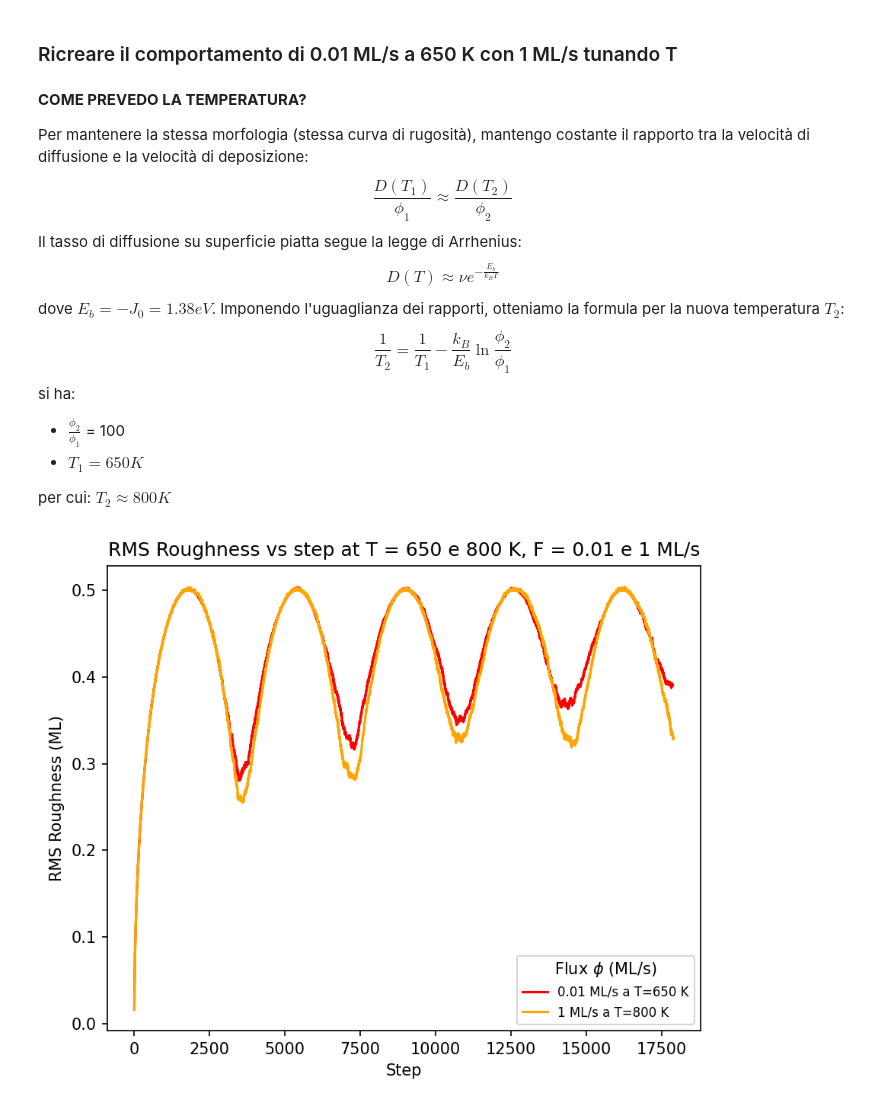
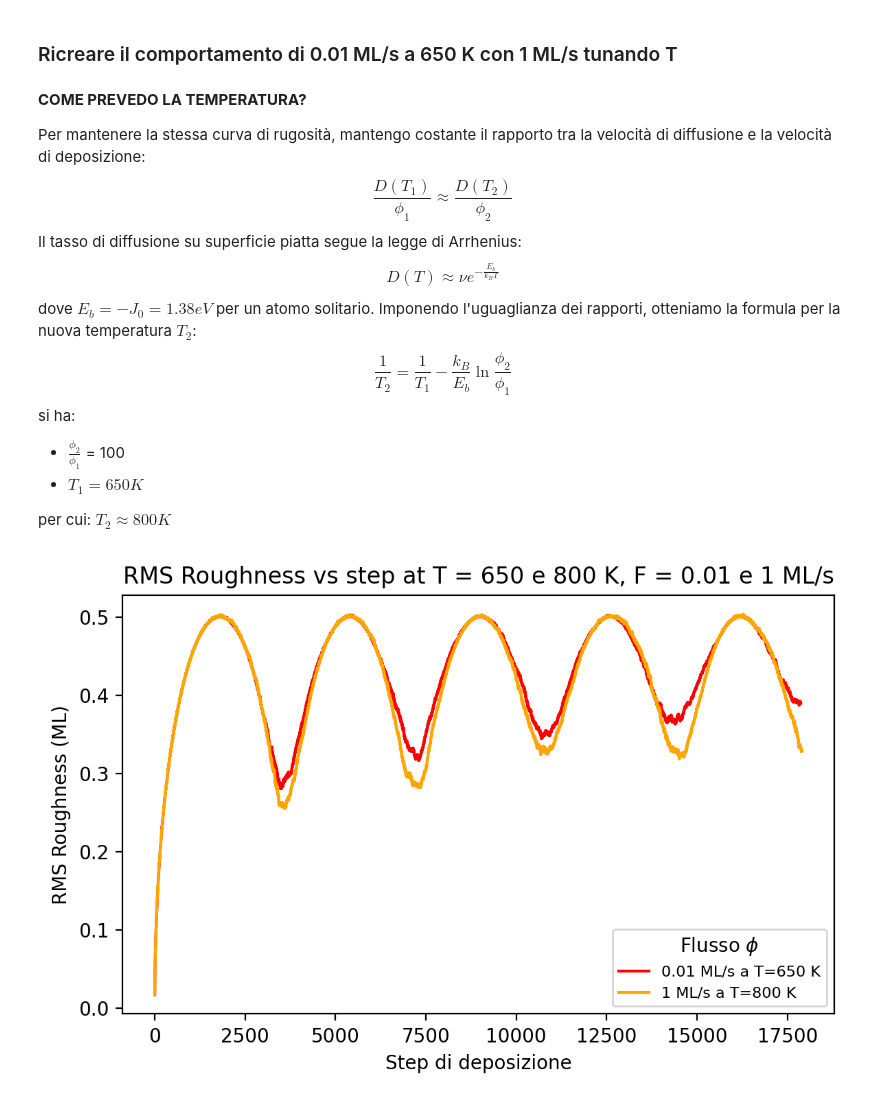
Before and after one commit to zosojack/lab-cms, a Jupyter notebook: zosojack/notebooks/Esercizio2A-KMC/Esercizio2_2.ipynb, the cells around one changed output. Drawn from its saved outputs; the diff is of its cells as text; code cells hidden in the pictures.

```diff
--- a/zosojack/notebooks/Esercizio2A-KMC/Esercizio2_2.ipynb
+++ b/zosojack/notebooks/Esercizio2A-KMC/Esercizio2_2.ipynb
@@ -73,14 +73,14 @@ Observe the different growth modes and compare the behavior of 𝜎(𝜃) . In t
 # %%
 import matplotlib.pyplot as plt
 
-plt.figure(figsize=(6,5), dpi=150)
+plt.figure(figsize=(6,4), dpi=200)
 for f in flux:
     # proviamo vs step invece che vs time
-    plt.plot(range(len(result_dict[f].dt_list)), result_dict[f].rms_roughness_list, label=f"{f}")
-plt.xlabel("Deposition step")
-plt.ylabel("RMS Roughness (ML)")
+    plt.plot(range(len(result_dict[f].rms_roughness_list)), result_dict[f].rms_roughness_list, label=f"{f}")
+plt.xlabel("Step di deposizione")
+plt.ylabel("RMS Roughness")
 plt.title(f"RMS Roughness vs step at T = {temperature} K")
-plt.legend(title=r"Flux $\phi$ (ML/s)", fontsize=8)
+plt.legend(title=r"Flusso $\phi$", fontsize=8)
 plt.tight_layout()
 plt.show()
 # %% [output]
@@ -102,7 +101,7 @@ result = simulation.run(simulation_time)
 # %% [markdown]
 **COME PREVEDO LA TEMPERATURA?**
 
-Per mantenere la stessa morfologia (stessa curva di rugosità), mantengo costante il rapporto tra la velocità di diffusione e la velocità di deposizione:
+Per mantenere la stessa curva di rugosità, mantengo costante il rapporto tra la velocità di diffusione e la velocità di deposizione:
 $$
 \frac{D(T_1)}{\phi_1} \approx \frac{D(T_2)}{\phi_2}
 $$
@@ -110,7 +109,7 @@ Il tasso di diffusione su superficie piatta segue la legge di Arrhenius:
 $$
 D(T) \approx \nu e^{-\frac{E_b}{k_B T}}
 $$
-dove $E_b=−J_0=1.38 eV$. Imponendo l'uguaglianza dei rapporti, otteniamo la formula per la nuova temperatura $T_2$:
+dove $E_b=−J_0=1.38 eV$ per un atomo solitario. Imponendo l'uguaglianza dei rapporti, otteniamo la formula per la nuova temperatura $T_2$:
 $$
 \frac{1}{T_2} = \frac{1}{T_1} - \frac{k_B}{E_b} \ln{\frac{\phi_2}{\phi_1}}
 $$
@@ -123,12 +122,12 @@ per cui: $T_2 \approx 800 K$
 # %%
-plt.figure(figsize=(6,5), dpi=150)
-plt.plot(range(len(result_dict[0.01].dt_list)), result_dict[0.01].rms_roughness_list, label=f"0.01 ML/s a T=650 K", color='red')
-plt.plot(range(len(result.dt_list)), result.rms_roughness_list, label=f"1 ML/s a T=800 K", color='orange')
-plt.xlabel("Deposition step")
+plt.figure(figsize=(6,4), dpi=200)
+plt.plot(range(len(result_dict[0.01].rms_roughness_list)), result_dict[0.01].rms_roughness_list, label=f"0.01 ML/s a T=650 K", color='red')
+plt.plot(range(len(result.rms_roughness_list)), result.rms_roughness_list, label=f"1 ML/s a T=800 K", color='orange')
+plt.xlabel("Step di deposizione")
 plt.ylabel("RMS Roughness (ML)")
 plt.title(f"RMS Roughness vs step at T = 650 e 800 K, F = 0.01 e 1 ML/s")
-plt.legend(title=r"Flux $\phi$ (ML/s)", fontsize=8)
+plt.legend(title=r"Flusso $\phi$", fontsize=8)
 plt.tight_layout()
 plt.show()
 # %% [output]
-[figure, old version]
+[figure, new version]
```
Also changed, not shown: parts of 2 cells of this notebook, 10 other files.
